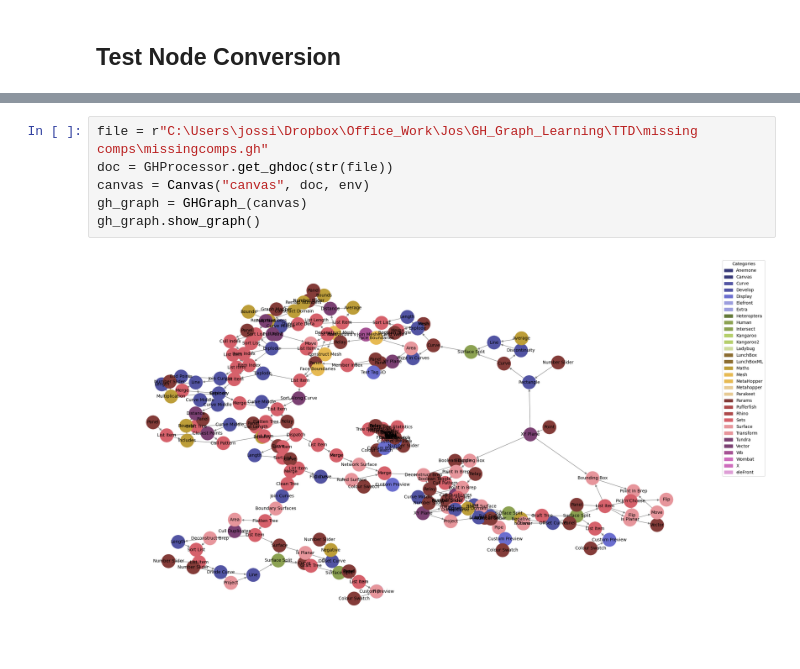
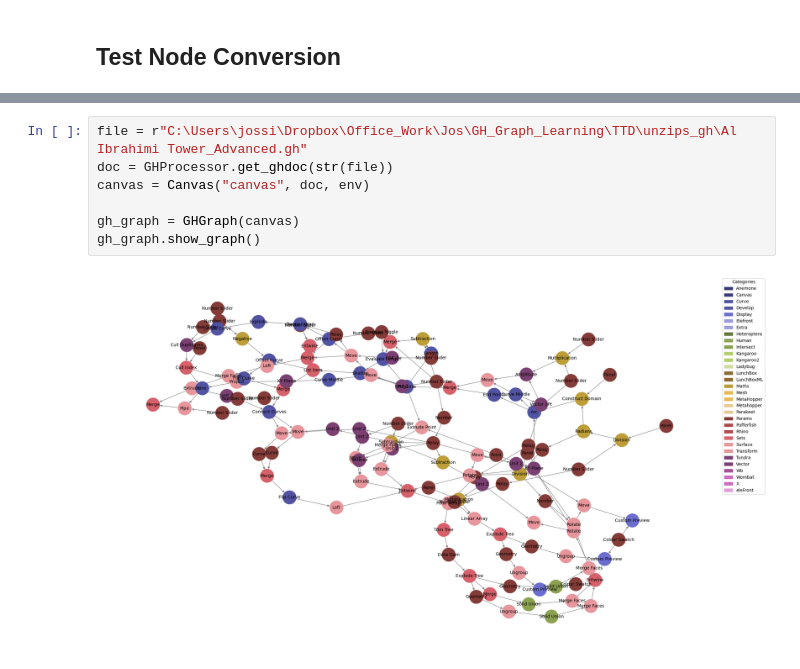
Before and after one commit to metajos/GH_Graph_Learning, a Jupyter notebook: extractor.ipynb, the cells around one changed output, grey strips where cells are left out. Saved outputs shown, nothing was run; the diff lists cells and outputs as text.

```diff
--- a/extractor.ipynb
+++ b/extractor.ipynb
@@ -792,11 +230,12 @@ ght.initialise()
 # %%
-file = r"C:\Users\jossi\Dropbox\Office_Work\Jos\GH_Graph_Learning\TTD\missing comps\missingcomps.gh"
+file = r"C:\Users\jossi\Dropbox\Office_Work\Jos\GH_Graph_Learning\TTD\unzips_gh\Al Ibrahimi Tower_Advanced.gh"
 doc = GHProcessor.get_ghdoc(str(file))
 canvas = Canvas("canvas", doc, env)
-gh_graph = GHGraph_(canvas)
+
+gh_graph = GHGraph(canvas)
 gh_graph.show_graph()
 # %% [output]
-[figure, old version]
+[figure, new version]
 # %%
 def process_gh_files(path: Union[str, Path]):
     path = Path(path)  # Ensure the path is a Path object
```
Also changed, not shown: parts of 17 cells of this notebook, 2 other files.
